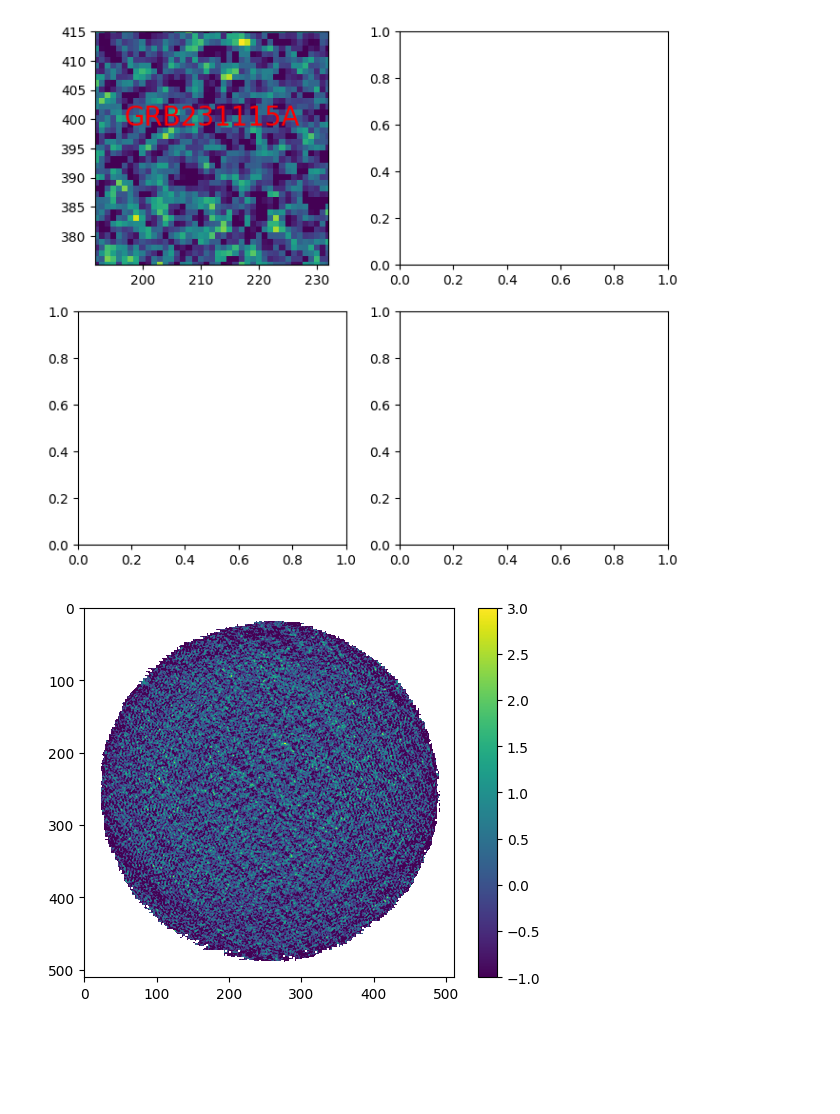
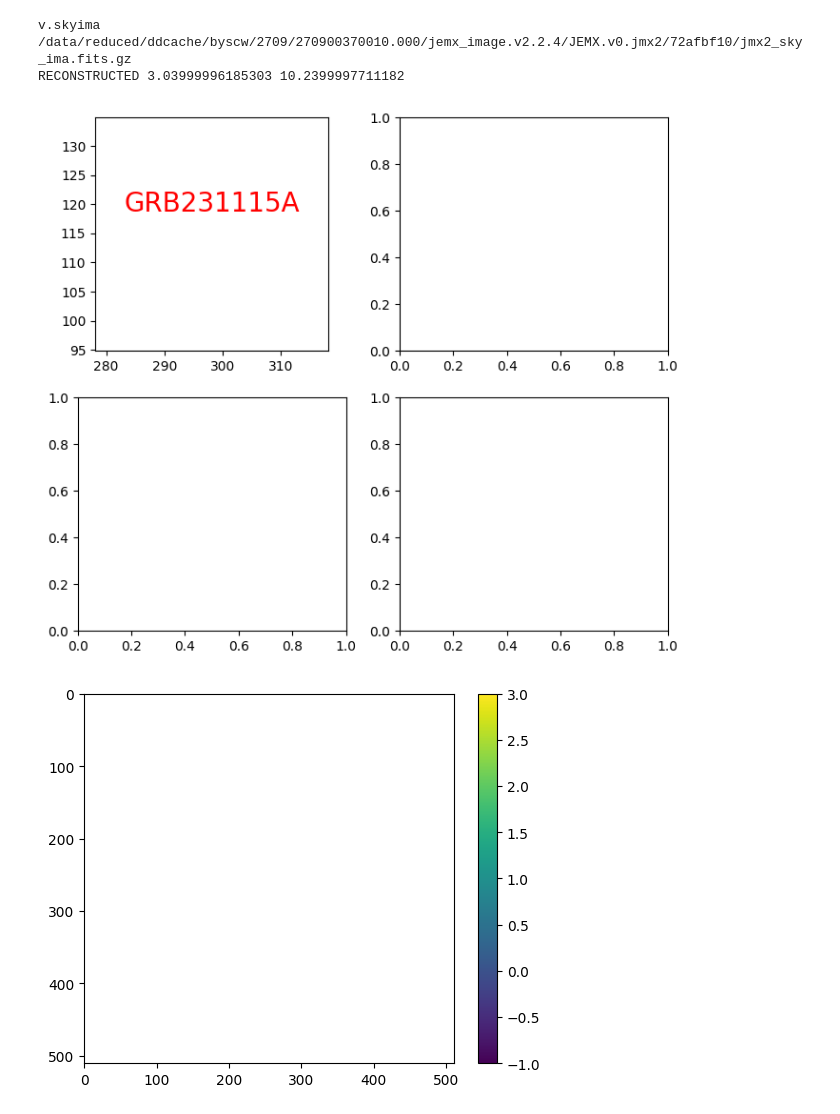
Before and after one commit to volodymyrss/grb231115a-integral, a Jupyter notebook: jemx.ipynb, the cells around one changed output. Saved outputs shown, nothing was run; the diff lists cells and outputs as text; code cells hidden in the pictures; blank space fills up the shorter version.

Commit message:
jemx

```diff
--- a/jemx.ipynb
+++ b/jemx.ipynb
@@ -51,11 +51,11 @@ bursts = [
     #     "t1_rel_s": -0.3,
     #     "t2_rel_s": -0.2,
     # },
-    # {
-    #     "ijd": T0_ijd,
-    #     "t1_rel_s": -0.2,
-    #     "t2_rel_s": 0.8,
-    # },
+    {
+        "ijd": T0_ijd,
+        "t1_rel_s": -0.2,
+        "t2_rel_s": 0.8,
+    },
     # {
     #     "ijd": T0_ijd,
     #     "t1_rel_s": -0.2,
@@ -117,7 +117,7 @@ for burst in bursts:
                            'ddosa.ScWData(input_scwid="{}.000")'.format(scw),
                            'ddjemx.jemx_image(input_usergti=ddosa.gti_user)',
                            'ddjemx.JEnergyBins(use_nchanpow=-1)',
-                           'ddjemx.JEMX(use_num=2)',
+                           'ddjemx.JEMX(use_num=1)',
                            'ddosa.UserGTI(use_gti=["{}", "{}"], use_version="{}_vX1")'.format(t1_utc,t2_utc, hashstring(t1_utc+t2_utc)),
                         #    'ddosa.ImageBins(use_ebins=[(30,300)],use_version="{}")'.format(hashstring("20-40")),
                        ],
@@ -194,6 +201,8 @@ for burst, ax in zip(bursts, axes.flatten()):
     s = None
     sv = None
 
+    print("v.skyima", v.skyima)
+
     for e_i, e_v in zip(fits.open(v.skyima)[3::2], fits.open(v.skyima)[2::2]):
         # if 'IMATYPE' not in e.header:
         #     continue
@@ -206,9 +215,12 @@ for burst, ax in zip(bursts, axes.flatten()):
         if s is None:
             s = e_i.data / e_v.data
             sv = 1/e_v.data
+            break
         else:
-            s += e_i.data / e_v.data
-            sv += 1/e_v.data
+            m = ~np.isnan(e_i.data)
+            m &= ~np.isnan(e_v.data)
+            s[m] += e_i.data[m] / e_v.data[m]
+            sv[m] += 1/e_v.data[m]
 
     s /= sv
     sv = 1/sv
@@ -241,4 +257,6 @@ RECONSTRUCTED 10.2399997711182 34.8800010681152
+v.skyima /data/reduced/ddcache/byscw/2709/270900370010.000/jemx_image.v2.2.4/JEMX.v0.jmx2/72afbf10/jmx2_sky_ima.fits.gz
+RECONSTRUCTED 3.03999996185303 10.2399997711182
-[figure, old version]
+[figure, new version]
 # %%
 plt.figure()
 plt.imshow(data)
@@ -246,7 +264,7 @@ plt.imshow(data)
 plt.colorbar()
 plt.clim(-1, 3)
 # %% [output]
-[figure, old version]
+[figure, new version]
 # %%
 from oda_api.api import DispatcherAPI
 from oda_api.token import discover_token
```
Also changed, not shown: parts of 4 cells of this notebook, 1 other file.
